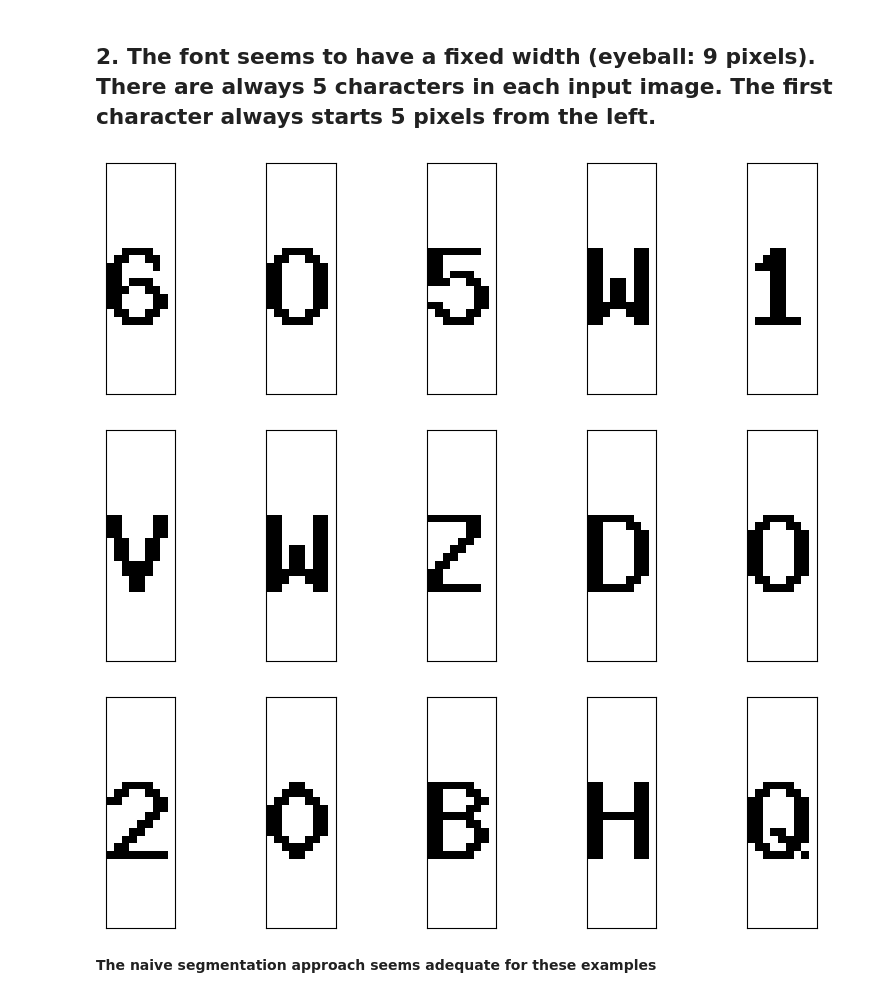
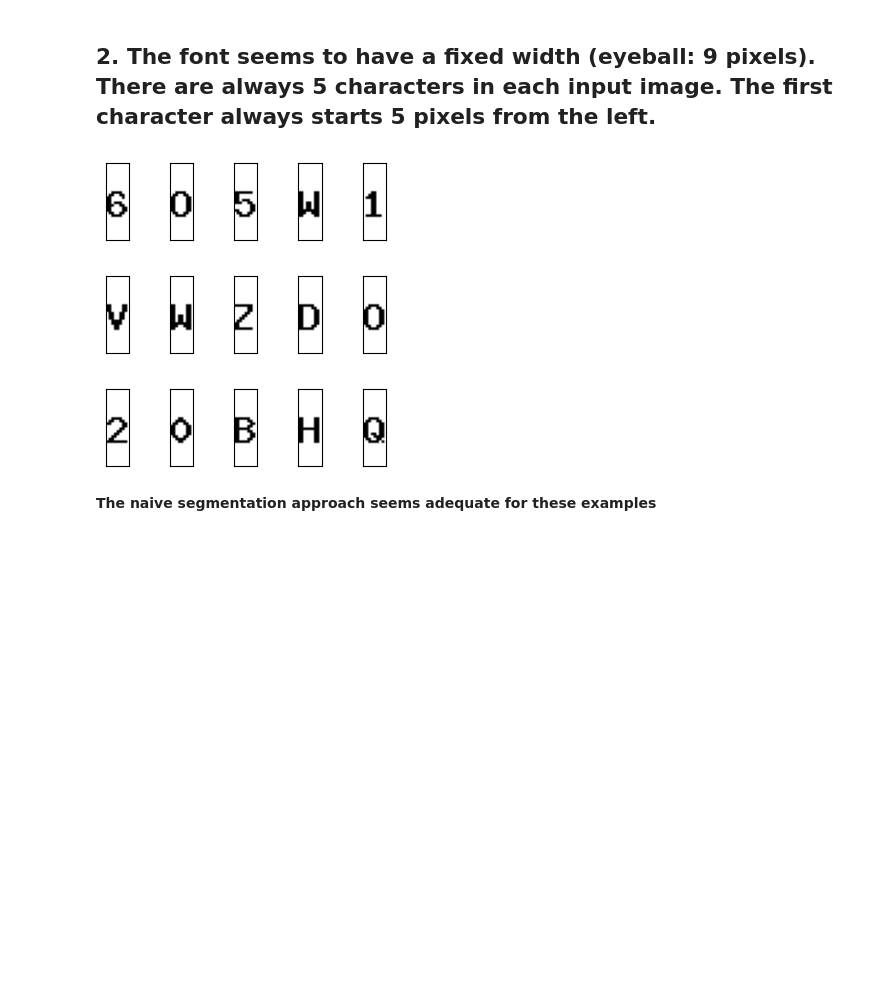
Before and after one commit to shonglim/simpleCaptcha, a Jupyter notebook: solution-approach.ipynb, the cells around one changed output. Cells and saved outputs as stored; diff of their text form; code cells hidden in the pictures; blank space fills up the shorter version.

```diff
--- a/solution-approach.ipynb
+++ b/solution-approach.ipynb
@@ -55,15 +55,15 @@ for i,im in enumerate(inputs):
 # %%
 for im in inputs:
     x0= ~(im[:,:,0]<100) #cutoff at pixel value 100
-    plt.figure(figsize=(10,3))
+    plt.figure(figsize=(4,1))
     for j in range(5):
         plt.subplot(1,5,j+1)
         plt.imshow(x0[:,5+j*9:5+(j+1)*9], 'gray')
         plt.xticks([]), plt.yticks([])
 # %% [output]
-[figure, old version]
+[figure, new version]
-[figure, old version]
+[figure, new version]
-[figure, old version]
+[figure, new version]
 # %% [markdown]
 **The naive segmentation approach seems adequate for these examples**
 # %% [markdown]
```
Also changed, not shown: parts of 2 cells of this notebook.
